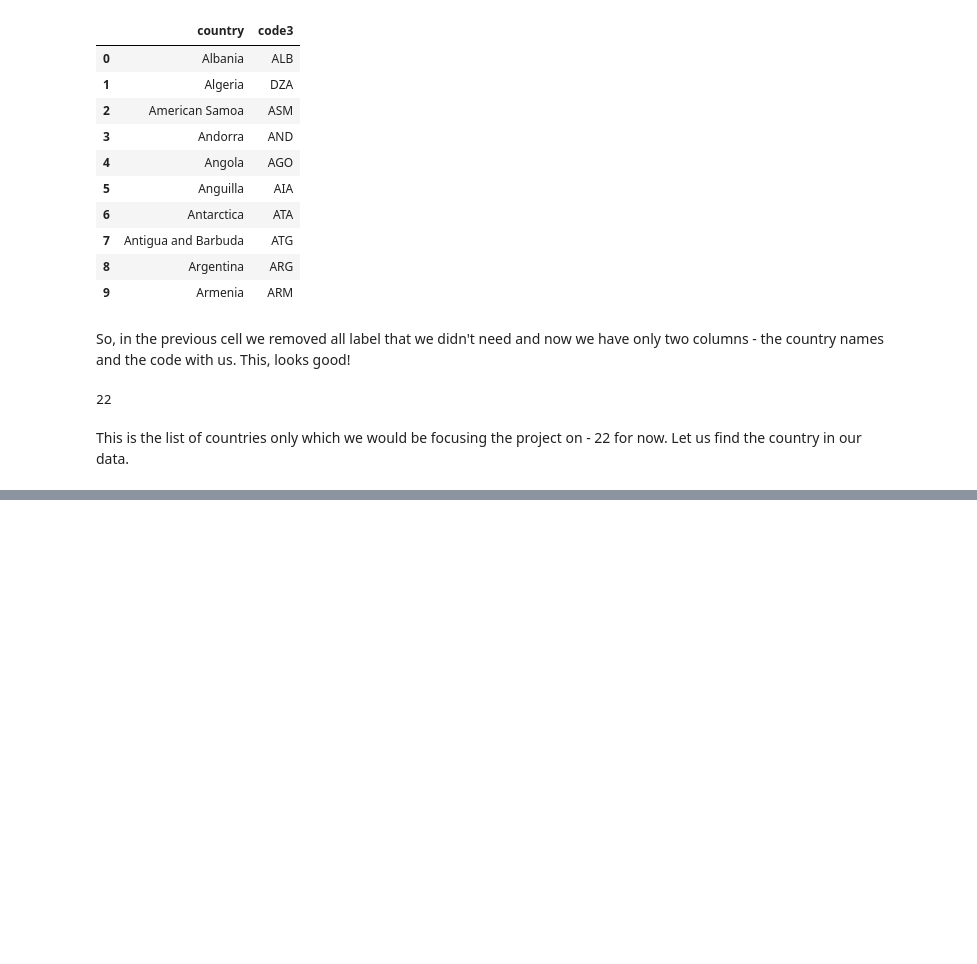
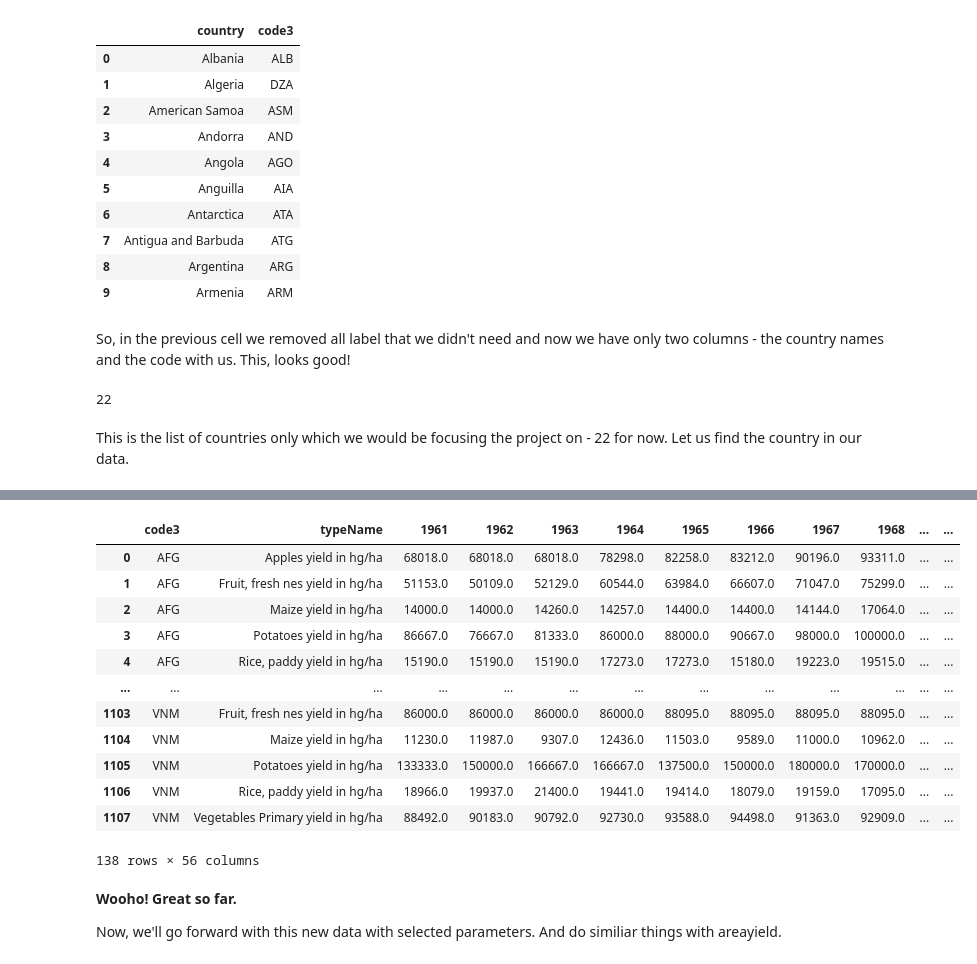
Before and after one commit to ayushanand18/climate-change-vs-agri, a Jupyter notebook: climate_change_visualize.ipynb, the cells around one changed output, grey strips where cells are left out. Saved outputs shown, nothing was run; the diff lists cells and outputs as text; code cells hidden in the pictures; blank space fills up the shorter version.

```diff
--- a/climate_change_visualize.ipynb
+++ b/climate_change_visualize.ipynb
@@ -70,0 +98,13 @@ countries[countries.code3.isin(countryincludes)]
+# %%
+cropsincludes = ['Apples Production in tonnes',
+                'Maize Production in tonnes',
+                'Fruit, fresh nes Production in tonnes',
+                'Potatoes Production in tonnes',
+                'Rice, paddy Production in tonnes',
+               'Vegetables Primary Production in tonnes',
+               'Pulses, Total Production in tonnes',
+               'Poppy seed Production in tonnes',
+               'Sugar beet Production in tonnes',
+               'Coffee, green Production in tonnes']
+print("Total number of crops = ",len(cropsincludes))
+cropsincludes
@@ -70,0 +123,24 @@ countries[countries.code3.isin(countryincludes)]
+# %%
+selectcrops = cropsyield[cropsyield.typeName.isin(cropsincludes)].copy()
+selectcrops.index = range(len(selectcrops))
+selectcrops = selectarea[selectarea.code3.isin(countryincludes)]
+## We also need to eliminate data from countries we don't need!
+selectcrops
+# %% [output]
+|  | code3 | typeName | 1961 | 1962 | 1963 | 1964 | 1965 | 1966 | 1967 | 1968 | ... | ... |
+| 0 | AFG | Apples yield in hg/ha | 68018.0 | 68018.0 | 68018.0 | 78298.0 | 82258.0 | 83212.0 | 90196.0 | 93311.0 | ... | ... |
+| 1 | AFG | Fruit, fresh nes yield in hg/ha | 51153.0 | 50109.0 | 52129.0 | 60544.0 | 63984.0 | 66607.0 | 71047.0 | 75299.0 | ... | ... |
+| 2 | AFG | Maize yield in hg/ha | 14000.0 | 14000.0 | 14260.0 | 14257.0 | 14400.0 | 14400.0 | 14144.0 | 17064.0 | ... | ... |
+| 3 | AFG | Potatoes yield in hg/ha | 86667.0 | 76667.0 | 81333.0 | 86000.0 | 88000.0 | 90667.0 | 98000.0 | 100000.0 | ... | ... |
+| 4 | AFG | Rice, paddy yield in hg/ha | 15190.0 | 15190.0 | 15190.0 | 17273.0 | 17273.0 | 15180.0 | 19223.0 | 19515.0 | ... | ... |
+| ... | ... | ... | ... | ... | ... | ... | ... | ... | ... | ... | ... | ... |
+| 1103 | VNM | Fruit, fresh nes yield in hg/ha | 86000.0 | 86000.0 | 86000.0 | 86000.0 | 88095.0 | 88095.0 | 88095.0 | 88095.0 | ... | ... |
+| 1104 | VNM | Maize yield in hg/ha | 11230.0 | 11987.0 | 9307.0 | 12436.0 | 11503.0 | 9589.0 | 11000.0 | 10962.0 | ... | ... |
+| 1105 | VNM | Potatoes yield in hg/ha | 133333.0 | 150000.0 | 166667.0 | 166667.0 | 137500.0 | 150000.0 | 180000.0 | 170000.0 | ... | ... |
+| 1106 | VNM | Rice, paddy yield in hg/ha | 18966.0 | 19937.0 | 21400.0 | 19441.0 | 19414.0 | 18079.0 | 19159.0 | 17095.0 | ... | ... |
+| 1107 | VNM | Vegetables Primary yield in hg/ha | 88492.0 | 90183.0 | 90792.0 | 92730.0 | 93588.0 | 94498.0 | 91363.0 | 92909.0 | ... | ... |
+138 rows × 56 columns
+# %% [markdown]
+**Wooho! Great so far.**
+
+Now, we'll go forward with this new data with selected parameters. And do similiar things with areayield.
```
Also changed, not shown: parts of 15 cells of this notebook, 1 other file.
